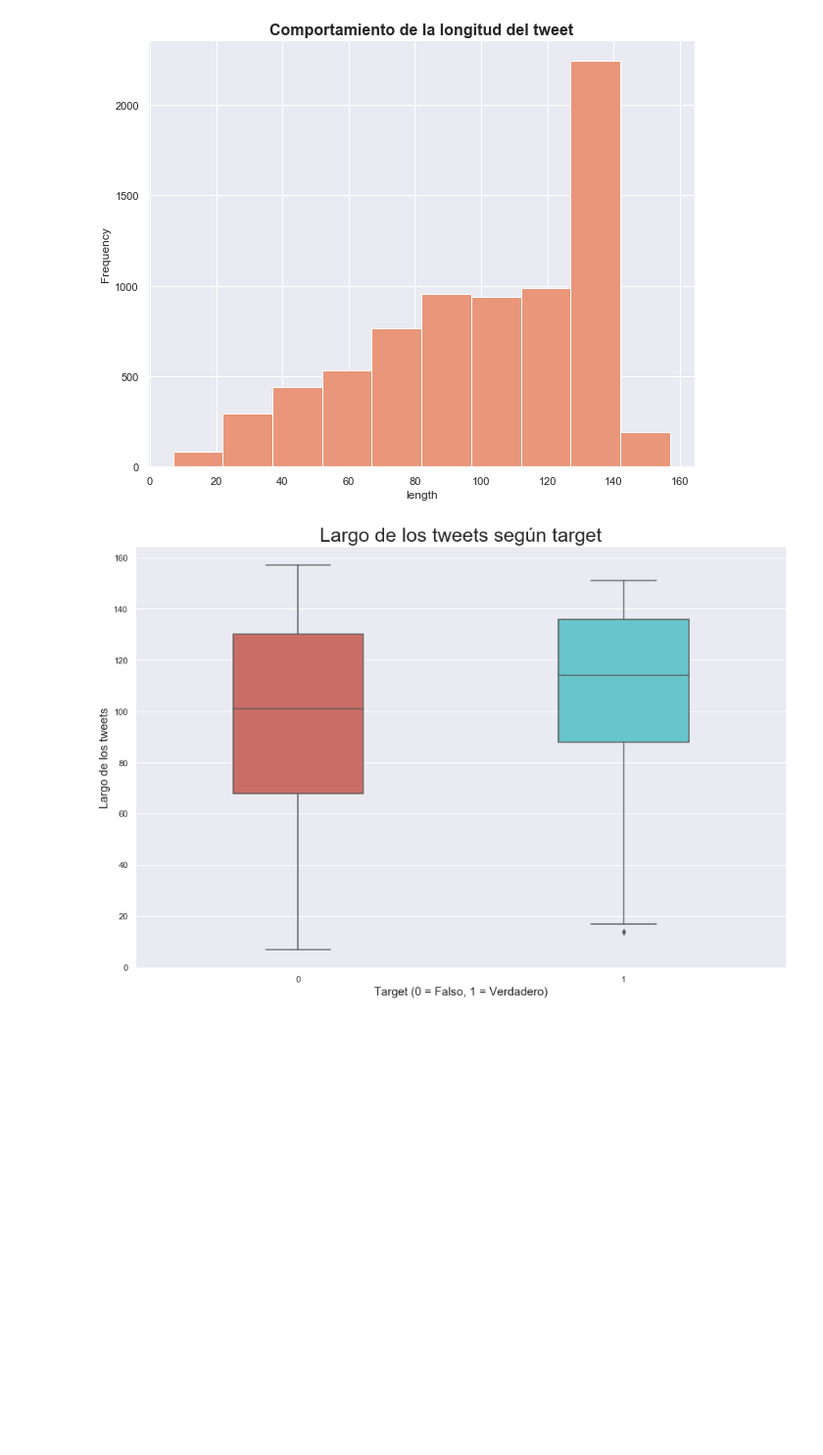
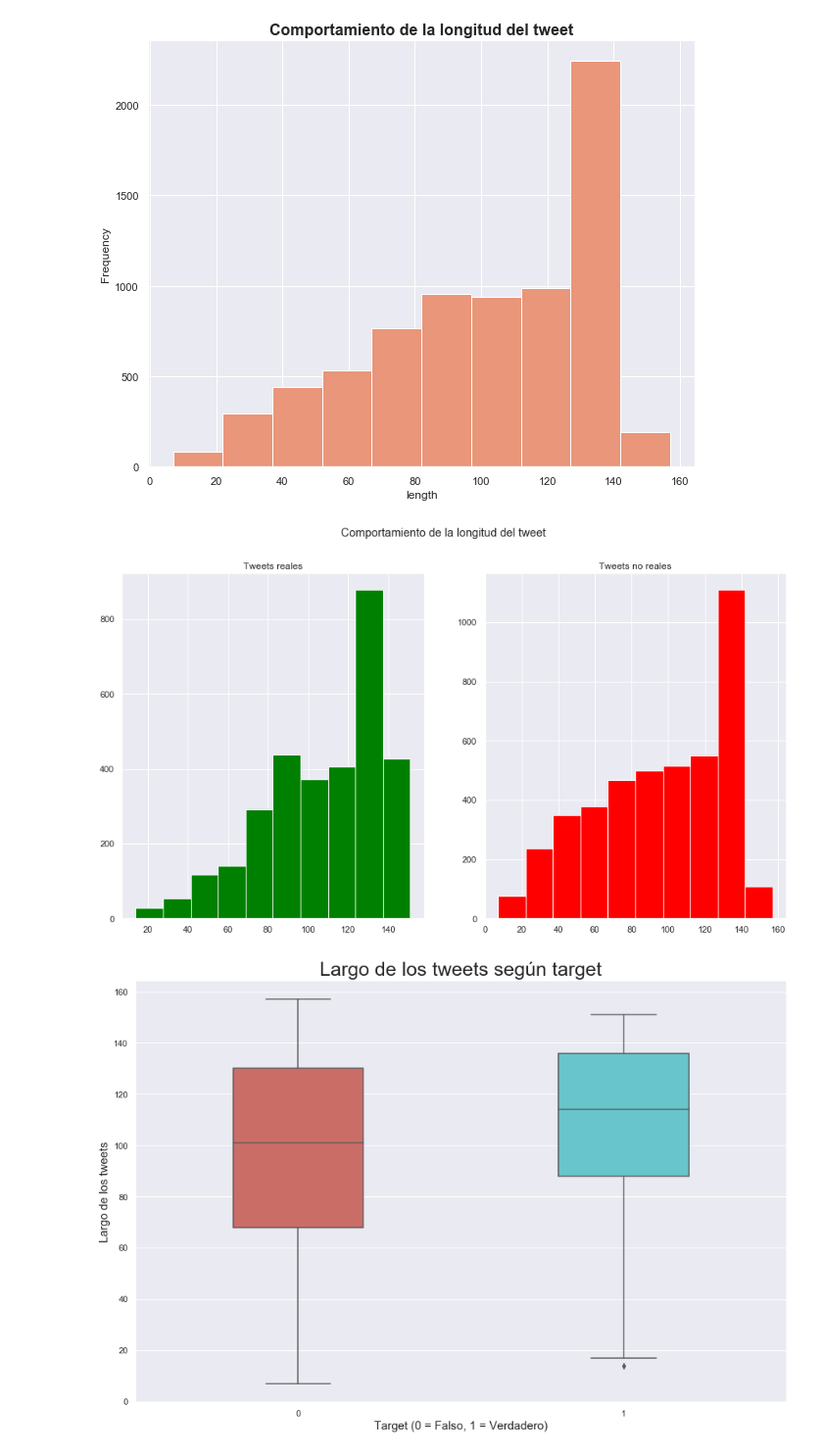
Before and after one commit to milemarchese/OrganizacionDeDatos, a Jupyter notebook: Análisis Exploratorio.ipynb, the cells around one changed output. Shown at 98% size. Cells and saved outputs as stored; diff of their text form; code cells hidden in the pictures; blank space fills up the shorter version.

```diff
--- a/Análisis Exploratorio.ipynb
+++ b/Análisis Exploratorio.ipynb
@@ -133,6 +134,18 @@ tweets_length['length'].plot.hist(color='darksalmon', figsize=(10, 8))
 plt.show()
 # %% [output]
 [figure]
+# %%
+fig,(ax1,ax2)=plt.subplots(1,2,figsize=(15,8))
+tweet_len = tweets_length[tweets_length['target'] == 1]['length']
+ax1.hist(tweet_len,color='green')
+ax1.set_title('Tweets reales')
+tweet_len = tweets_length[tweets_length['target'] == 0]['length']
+ax2.hist(tweet_len,color='red')
+ax2.set_title('Tweets no reales')
+fig.suptitle('Comportamiento de la longitud del tweet')
+plt.show()
+# %% [output]
+[figure, added]
 # %%
 g = sns.boxplot(x = 'target', y = 'length', data = tweets_length, palette = 'hls', width = 0.4)
 g.set_title("Largo de los tweets según target", fontsize = 25)
```
Also changed, not shown: parts of 23 cells of this notebook.
